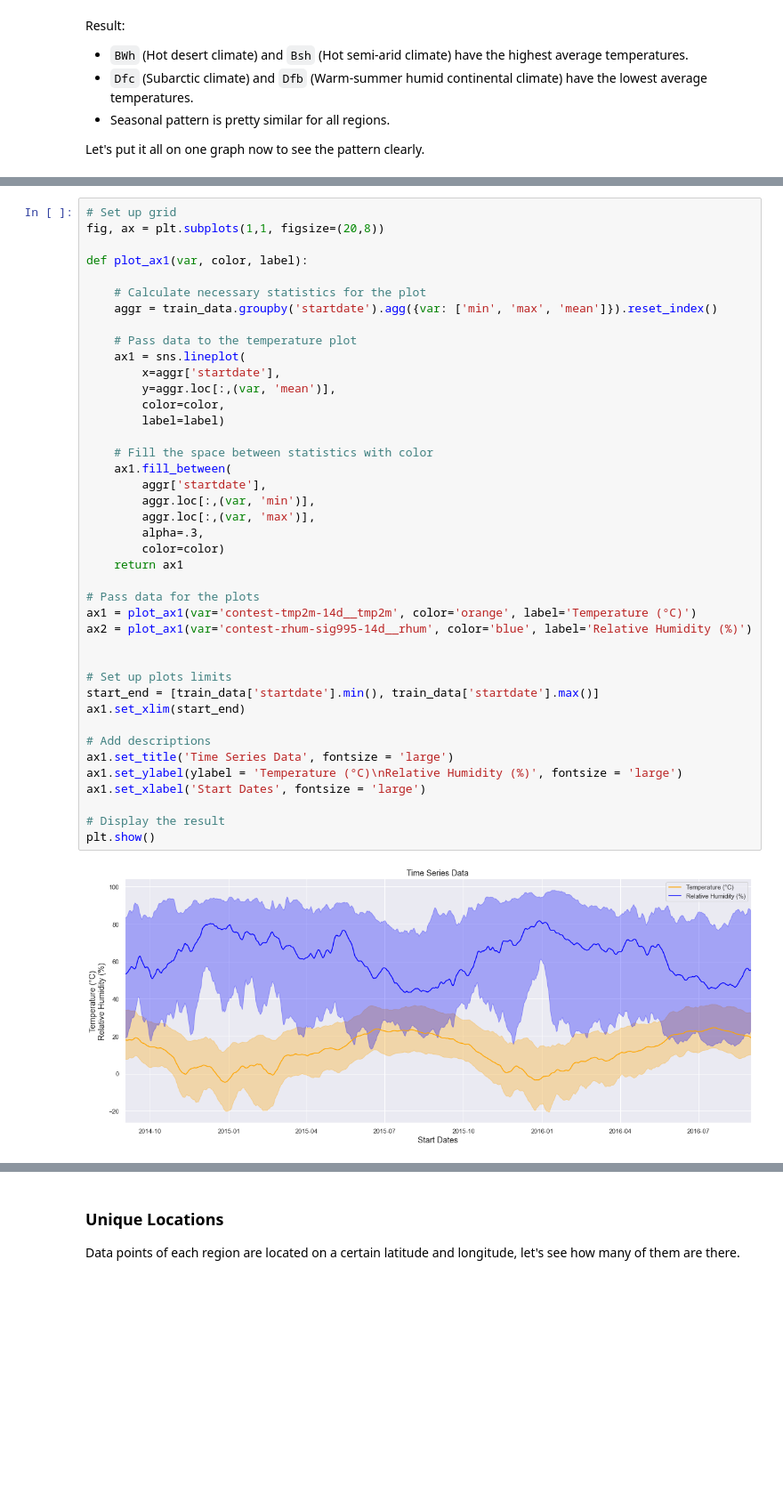
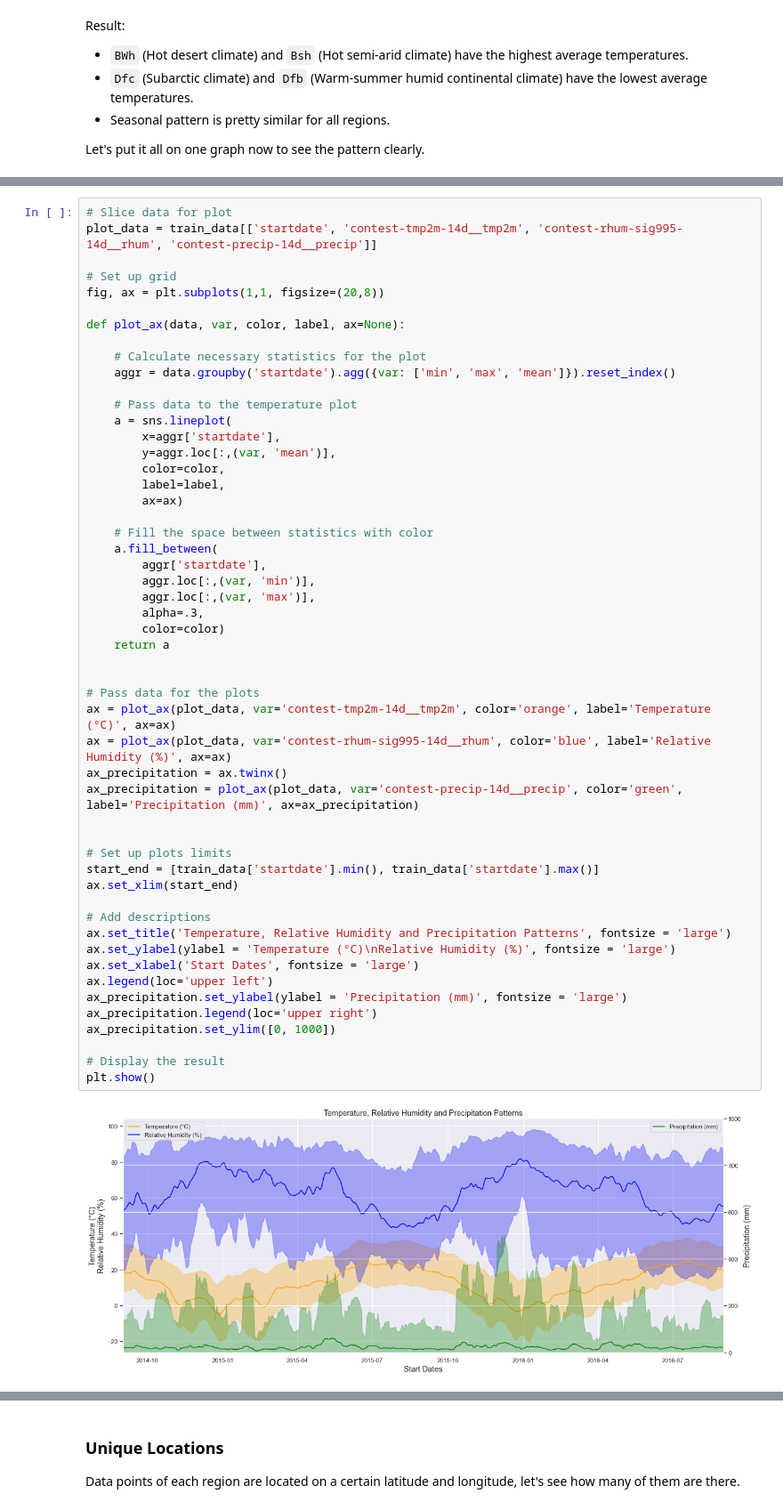
Before and after one commit to 3quetra/portfolio, a Jupyter notebook: ml/deep_learning/time_series/wids_datathon_2023/eda_temp_prediction.ipynb, the cells around one changed output, grey strips where cells are left out. Shown at 89% size. Cells and saved outputs as stored; diff of their text form; blank space fills up the shorter version.

Commit message:
Add precipitation and correlations

```diff
--- a/ml/deep_learning/time_series/wids_datathon_2023/eda_temp_prediction.ipynb
+++ b/ml/deep_learning/time_series/wids_datathon_2023/eda_temp_prediction.ipynb
@@ -634,43 +636,54 @@ Now let's add relative humidity to the graph and see how they play with each oth
 # %%
+# Slice data for plot
+plot_data = train_data[['startdate', 'contest-tmp2m-14d__tmp2m', 'contest-rhum-sig995-14d__rhum', 'contest-precip-14d__precip']]
+
 # Set up grid
 fig, ax = plt.subplots(1,1, figsize=(20,8))
 
-def plot_ax1(var, color, label):
+def plot_ax(data, var, color, label, ax=None):
 
     # Calculate necessary statistics for the plot
-    aggr = train_data.groupby('startdate').agg({var: ['min', 'max', 'mean']}).reset_index()
+    aggr = data.groupby('startdate').agg({var: ['min', 'max', 'mean']}).reset_index()
 
     # Pass data to the temperature plot
-    ax1 = sns.lineplot(
+    a = sns.lineplot(
         x=aggr['startdate'],
         y=aggr.loc[:,(var, 'mean')],
         color=color,
-        label=label)
+        label=label,
+        ax=ax)
 
     # Fill the space between statistics with color
-    ax1.fill_between(
+    a.fill_between(
         aggr['startdate'],
         aggr.loc[:,(var, 'min')],
         aggr.loc[:,(var, 'max')],
         alpha=.3,
         color=color)
-    return ax1
+    return a
+
 
 # Pass data for the plots
-ax1 = plot_ax1(var='contest-tmp2m-14d__tmp2m', color='orange', label='Temperature (°C)')
-ax2 = plot_ax1(var='contest-rhum-sig995-14d__rhum', color='blue', label='Relative Humidity (%)')
+ax = plot_ax(plot_data, var='contest-tmp2m-14d__tmp2m', color='orange', label='Temperature (°C)', ax=ax)
+ax = plot_ax(plot_data, var='contest-rhum-sig995-14d__rhum', color='blue', label='Relative Humidity (%)', ax=ax)
+ax_precipitation = ax.twinx()
+ax_precipitation = plot_ax(plot_data, var='contest-precip-14d__precip', color='green', label='Precipitation (mm)', ax=ax_precipitation)
 
 
 # Set up plots limits
 start_end = [train_data['startdate'].min(), train_data['startdate'].max()]
-ax1.set_xlim(start_end)
+ax.set_xlim(start_end)
 
 # Add descriptions
-ax1.set_title('Time Series Data', fontsize = 'large')
-ax1.set_ylabel(ylabel = 'Temperature (°C)\nRelative Humidity (%)', fontsize = 'large')
-ax1.set_xlabel('Start Dates', fontsize = 'large')
+ax.set_title('Temperature, Relative Humidity and Precipitation Patterns', fontsize = 'large')
+ax.set_ylabel(ylabel = 'Temperature (°C)\nRelative Humidity (%)', fontsize = 'large')
+ax.set_xlabel('Start Dates', fontsize = 'large')
+ax.legend(loc='upper left')
+ax_precipitation.set_ylabel(ylabel = 'Precipitation (mm)', fontsize = 'large')
+ax_precipitation.legend(loc='upper right')
+ax_precipitation.set_ylim([0, 1000])
 
 # Display the result
 plt.show()
 # %% [output]
-[figure, old version]
+[figure, new version]
```
Also changed, not shown: parts of 7 cells of this notebook.
